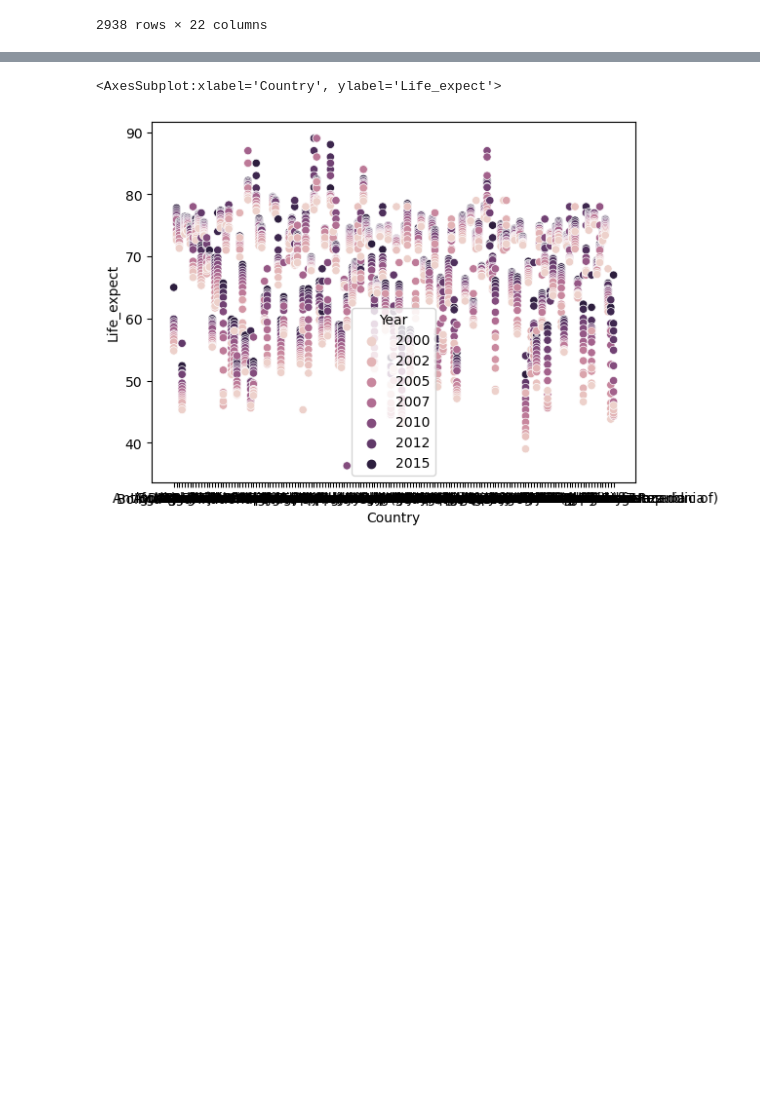
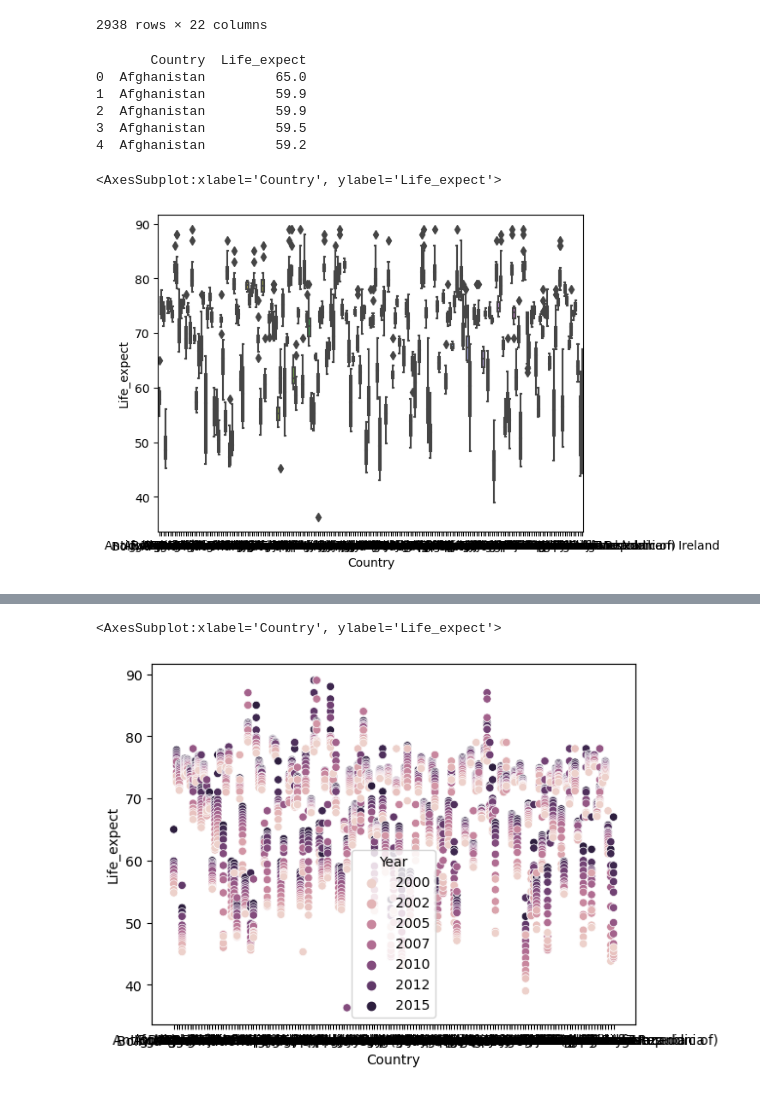
Before and after one commit to doraemon49/SDA-22-2, a Jupyter notebook: Life Expectancy Data.ipynb, the cells around one changed output, grey strips where cells are left out. Saved outputs shown, nothing was run; the diff lists cells and outputs as text; code cells hidden in the pictures; blank space fills up the shorter version.

Commit message:
country 별 Life_expect의 mean

```diff
--- a/Life Expectancy Data.ipynb
+++ b/Life Expectancy Data.ipynb
@@ -22,3 +22,19 @@ data
 | 2936 | Zimbabwe | 2001 | Developing | 45.3 | 686.0 | 25 | 1.72 | 0.000000 | ... |
 | 2937 | Zimbabwe | 2000 | Developing | 46.0 | 665.0 | 24 | 1.68 | 0.000000 | ... |
 2938 rows × 22 columns
+# %%
+c_life = data[["Country","Life_expect"]]
+print(c_life.head())
+# %% [output]
+       Country  Life_expect
+0  Afghanistan         65.0
+1  Afghanistan         59.9
+2  Afghanistan         59.9
+3  Afghanistan         59.5
+4  Afghanistan         59.2
+# %%
+# 나라별 기대수명 boxplot
+sns.boxplot(x="Country",y="Life_expect",data=c_life)
+# %% [output]
+<AxesSubplot:xlabel='Country', ylabel='Life_expect'>
+[figure, added]
```
Also changed, not shown: parts of 6 cells of this notebook.
